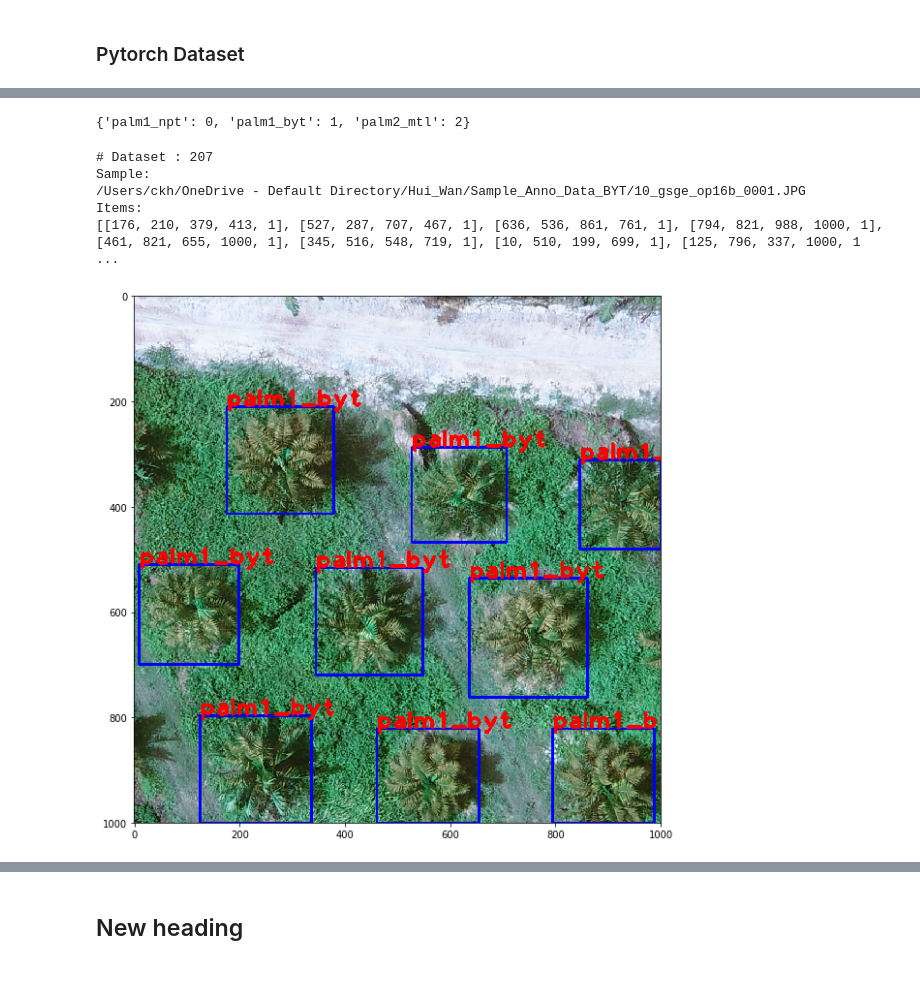
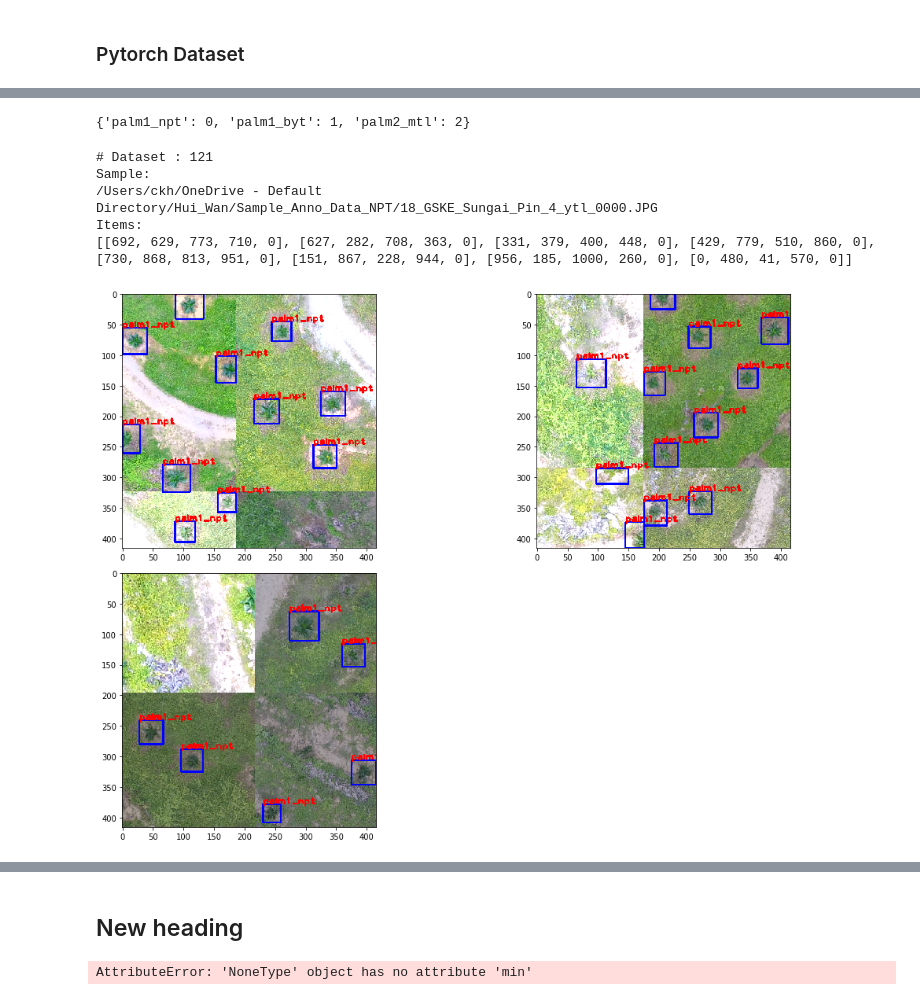
Before and after one commit to ckhui/poladrone_nb, a Jupyter notebook: Custom DataLoader.ipynb, the cells around one changed output, grey strips where cells are left out. Drawn from its saved outputs; the diff is of its cells as text; code cells hidden in the pictures.

```diff
--- a/Custom DataLoader.ipynb
+++ b/Custom DataLoader.ipynb
@@ -32,0 +99,11 @@ The autoreload extension is already loaded. To reload it, use:
+# %%
+def rand_uniform_strong(min, max):
+    if min > max:
+        min, max = max, min
+    return random.random() * (max - min) + min
+
+def rand_scale(s):
+    scale = rand_uniform_strong(1, s)
+    if random.randint(0, 1) % 2:
+        return scale
+    return 1. / scale
@@ -33,3 +259,27 @@ The autoreload extension is already loaded. To reload it, use:
+# %%
+def blend_truth_mosaic(out_img, img, bboxes, w, h, cut_x, cut_y, i_mixup,
+                       left_shift, right_shift, top_shift, bot_shift):
+
+
+    left_shift = min(left_shift, w - cut_x)
+    top_shift = min(top_shift, h - cut_y)
+    right_shift = min(right_shift, cut_x)
+    bot_shift = min(bot_shift, cut_y)
+
+    if i_mixup == 0:
+        bboxes = filter_truth(bboxes, left_shift, top_shift, cut_x, cut_y, 0, 0)
+        out_img[:cut_y, :cut_x] = img[top_shift:top_shift + cut_y, left_shift:left_shift + cut_x]
+    if i_mixup == 1:
+        bboxes = filter_truth(bboxes, cut_x - right_shift, top_shift, w - cut_x, cut_y, cut_x, 0)
+        out_img[:cut_y, cut_x:] = img[top_shift:top_shift + cut_y, cut_x - right_shift:w - right_shift]
+    if i_mixup == 2:
+        bboxes = filter_truth(bboxes, left_shift, cut_y - bot_shift, cut_x, h - cut_y, 0, cut_y)
+        out_img[cut_y:, :cut_x] = img[cut_y - bot_shift:h - bot_shift, left_shift:left_shift + cut_x]
+    if i_mixup == 3:
+        bboxes = filter_truth(bboxes, cut_x - right_shift, cut_y - bot_shift, w - cut_x, h - cut_y, cut_x, cut_y)
+        out_img[cut_y:, cut_x:] = img[cut_y - bot_shift:h - bot_shift, cut_x - right_shift:w - right_shift]
+
+    return out_img, bboxes
 # %%
 class Detection_dataset(Dataset):
     def __init__(self, image_paths, cfg=None):
@@ -103,25 +458,24 @@ class Detection_dataset(Dataset):
 # %%
-data_list = "/Users/ckh/OneDrive - Default Directory/Hui_Wan/train.txt"
-dataset = Detection_dataset(data_list)
+# data_list = "/Users/ckh/OneDrive - Default Directory/Hui_Wan/train.txt"
+data_list = "/Users/ckh/OneDrive - Default Directory/Hui_Wan/train_npt.txt"
+dataset = Detection_dataset(data_list, Cfg)
+dataset.names
+# %% [output]
+{'palm1_npt': 0, 'palm1_byt': 1, 'palm2_mtl': 2}
-# %%
-dataset.names
-# %% [output]
-{'palm1_npt': 0, 'palm1_byt': 1, 'palm2_mtl': 2}
 # %%
 print("# Dataset :", len(dataset.truth))
 
 print("Sample: ")
 key = list(dataset.truth.keys())[0]
 print(key)
 print("Items: ")
 print(dataset.truth[key])
 
-dataset.visualize(0)
-dataset.visualize(1)
+dataset.sample()
 # %% [output]
-# Dataset : 207
+# Dataset : 121
 Sample:
-/Users/ckh/OneDrive - Default Directory/Hui_Wan/Sample_Anno_Data_BYT/10_gsge_op16b_0001.JPG
+/Users/ckh/OneDrive - Default Directory/Hui_Wan/Sample_Anno_Data_NPT/18_GSKE_Sungai_Pin_4_ytl_0000.JPG
 Items:
-[[176, 210, 379, 413, 1], [527, 287, 707, 467, 1], [636, 536, 861, 761, 1], [794, 821, 988, 1000, 1], [461, 821, 655, 1000, 1], [345, 516, 548, 719, 1], [10, 510, 199, 699, 1], [125, 796, 337, 1000, 1 ...
+[[692, 629, 773, 710, 0], [627, 282, 708, 363, 0], [331, 379, 400, 448, 0], [429, 779, 510, 860, 0], [730, 868, 813, 951, 0], [151, 867, 228, 944, 0], [956, 185, 1000, 260, 0], [0, 480, 41, 570, 0]]
-[figure, old version]
+[figure, new version]
@@ -129,2 +482,6 @@ Items:
 # %% [markdown]
 ## New heading
+# %%
+img.min(), img.max()
+# %% [output]
+AttributeError: 'NoneType' object has no attribute 'min'
```
Also changed, not shown: parts of 8 cells of this notebook.
